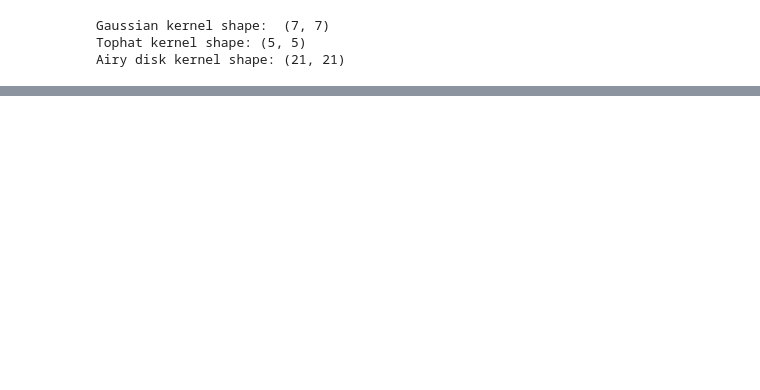
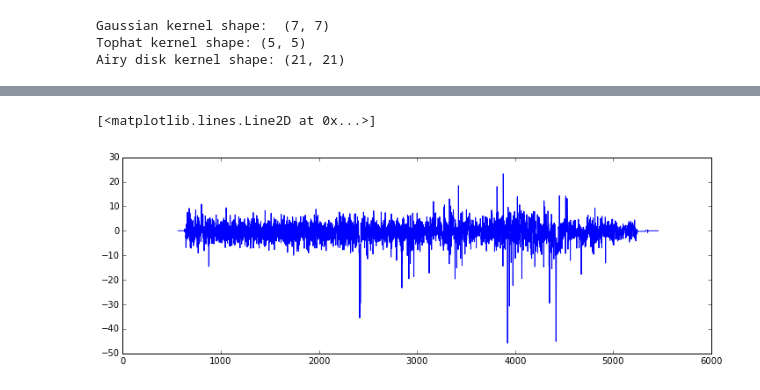
Before and after one commit to spacetelescope/cubeviz, a Jupyter notebook: smoothing/smoothing_demo.ipynb, the cells around one changed output, grey strips where cells are left out. Saved outputs shown, nothing was run; the diff lists cells and outputs as text; code cells hidden in the pictures; blank space fills up the shorter version.

```diff
--- a/smoothing/smoothing_demo.ipynb
+++ b/smoothing/smoothing_demo.ipynb
@@ -81,0 +115,8 @@ ax.set_title('Airy disk convolution')
+# %%
+plt.gcf().set_size_inches(12.,4.)
+spectrum = datacube[:, 10, 65]
+x = np.array(range(len(spectrum)))
+plt.plot(x, spectrum)
+# %% [output]
+[<matplotlib.lines.Line2D at 0x...>]
+[figure, added]
```
Also changed, not shown: parts of 16 cells of this notebook.
